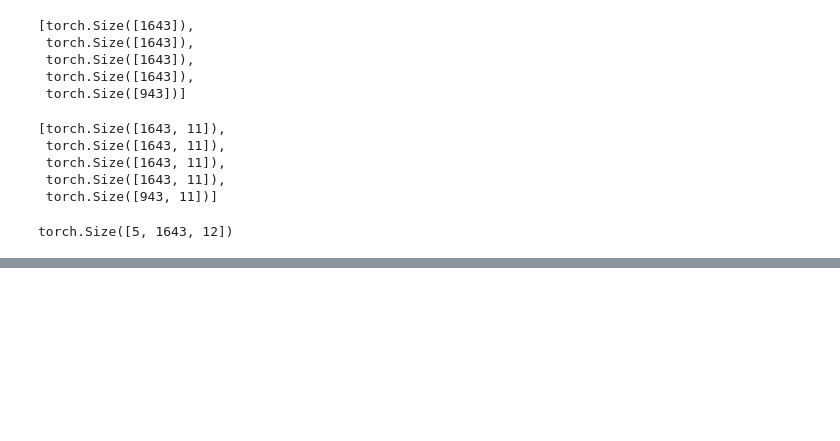
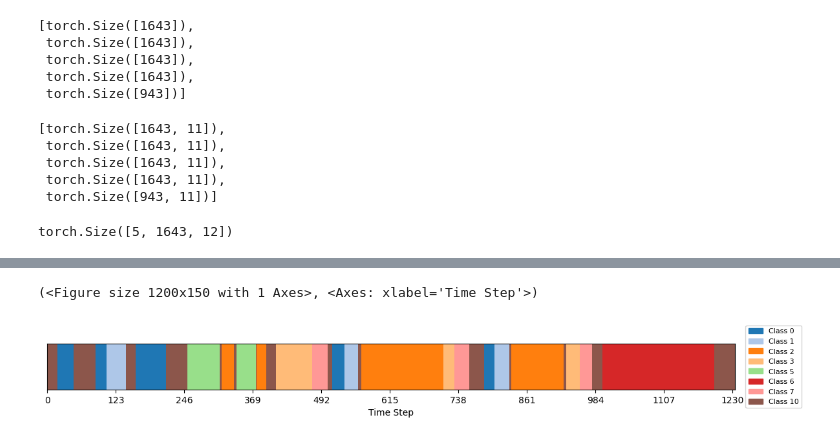
Before and after one commit to maxim-mat/trace-denoise-refactor, a Jupyter notebook: notebooks/dataset.ipynb, the cells around one changed output, grey strips where cells are left out. Cells and saved outputs as stored; diff of their text form; code cells hidden in the pictures; blank space fills up the shorter version.

```diff
--- a/notebooks/dataset.ipynb
+++ b/notebooks/dataset.ipynb
@@ -91,0 +102,5 @@ torch.Size([5, 2009, 122])
+# %%
+visualize_trace_segmentation(dk_trace)
+# %% [output]
+(<Figure size 1200x150 with 1 Axes>, <Axes: xlabel='Time Step'>)
+[figure, added]
```
Also changed, not shown: parts of 4 cells of this notebook, 3 other files.
